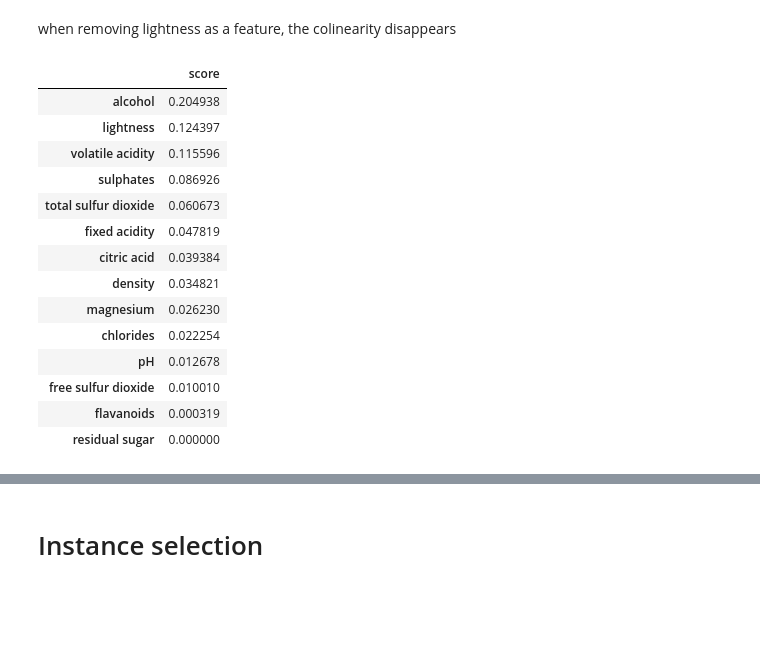
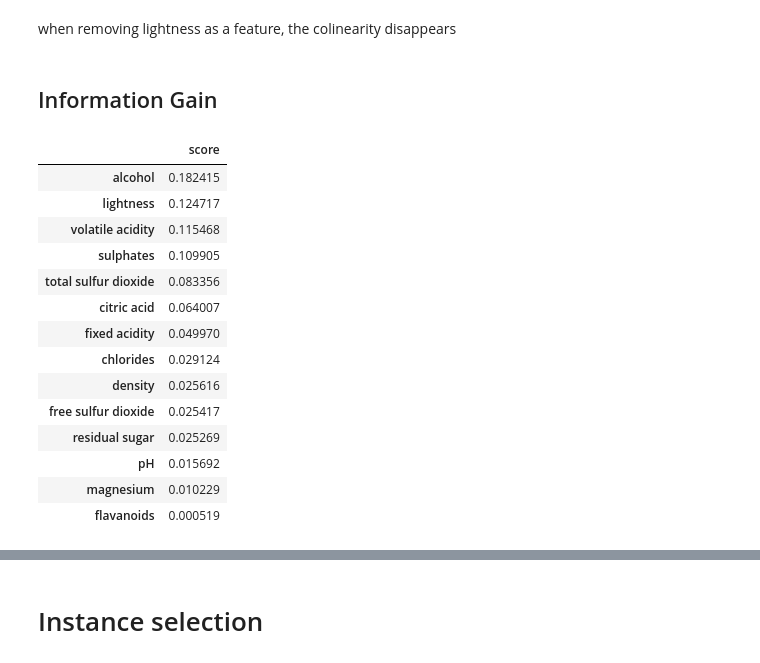
Before and after one commit to proohit/trends-in-ds-team1, a Jupyter notebook: data reduction tasks/red_wine_data_reduction.ipynb, the cells around one changed output, grey strips where cells are left out. Saved outputs shown, nothing was run; the diff lists cells and outputs as text; code cells hidden in the pictures; blank space fills up the shorter version.

Commit message:
data reduction

```diff
--- a/data reduction tasks/red_wine_data_reduction.ipynb
+++ b/data reduction tasks/red_wine_data_reduction.ipynb
@@ -62,43 +64,48 @@ alcohol                      1.679509
 dtype: float64
 # %% [markdown]
 when removing lightness as a feature, the colinearity disappears
+# %% [markdown]
+## Information Gain
 # %%
 from sklearn.feature_selection import SelectKBest
-from sklearn.feature_selection import chi2
 from sklearn.feature_selection import mutual_info_regression
+import numpy as np
+
 wine_red_nan = wine_red.dropna()
 x = wine_red_nan.drop('ID', axis=1).drop('quality', axis=1)
 y = wine_red_nan['quality']
 
-def get_feature_names_from_booleans(features, boolean_list):
-    tmp_features = []
-    for i in range(0, len(boolean_list)):
-        if boolean_list[i]:
-            tmp_features.append(features[i])
-    return tmp_features
-
-kbest_features = []
+def get_kbest_sorted(selector,x,y):
+    flt = SelectKBest(selector).fit(x,y)
+    scores = flt.scores_
+    best_features = pd.DataFrame(scores,index=x.columns, columns=['score'])
+    for i in range(1,25):
+        np.random.seed(i)
+        flt = SelectKBest(selector).fit(x,y)
+        scores = flt.scores_
+        df = pd.DataFrame(scores,index=x.columns, columns=['score'])
+        best_features = df + best_features
+    best_features = best_features / i
+    best_features = best_features.sort_values(by=['score'], ascending=False)
+    return best_features
 
 #filtering using Mutual Information = Information Gain
-flt = SelectKBest(mutual_info_regression, k=8).fit(x,y)
-scores = flt.scores_
-df = pd.DataFrame(scores,index=x.columns, columns=['score'])
-best_features = df.sort_values(by=['score'], ascending=False)
+kbest_mutual_info_regression = get_kbest_sorted(mutual_info_regression, x, y)
 
-display(best_features)
+display(kbest_mutual_info_regression)
 # %% [output]
 |  | score |
-| alcohol | 0.204938 |
-| lightness | 0.124397 |
-| volatile acidity | 0.115596 |
-| sulphates | 0.086926 |
-| total sulfur dioxide | 0.060673 |
-| fixed acidity | 0.047819 |
-| citric acid | 0.039384 |
-| density | 0.034821 |
-| magnesium | 0.026230 |
-| chlorides | 0.022254 |
-| pH | 0.012678 |
-| free sulfur dioxide | 0.010010 |
-| flavanoids | 0.000319 |
-| residual sugar | 0.000000 |
+| alcohol | 0.182415 |
+| lightness | 0.124717 |
+| volatile acidity | 0.115468 |
+| sulphates | 0.109905 |
+| total sulfur dioxide | 0.083356 |
+| citric acid | 0.064007 |
+| fixed acidity | 0.049970 |
+| chlorides | 0.029124 |
+| density | 0.025616 |
+| free sulfur dioxide | 0.025417 |
+| residual sugar | 0.025269 |
+| pH | 0.015692 |
+| magnesium | 0.010229 |
+| flavanoids | 0.000519 |
```
Also changed, not shown: parts of 11 cells of this notebook.
